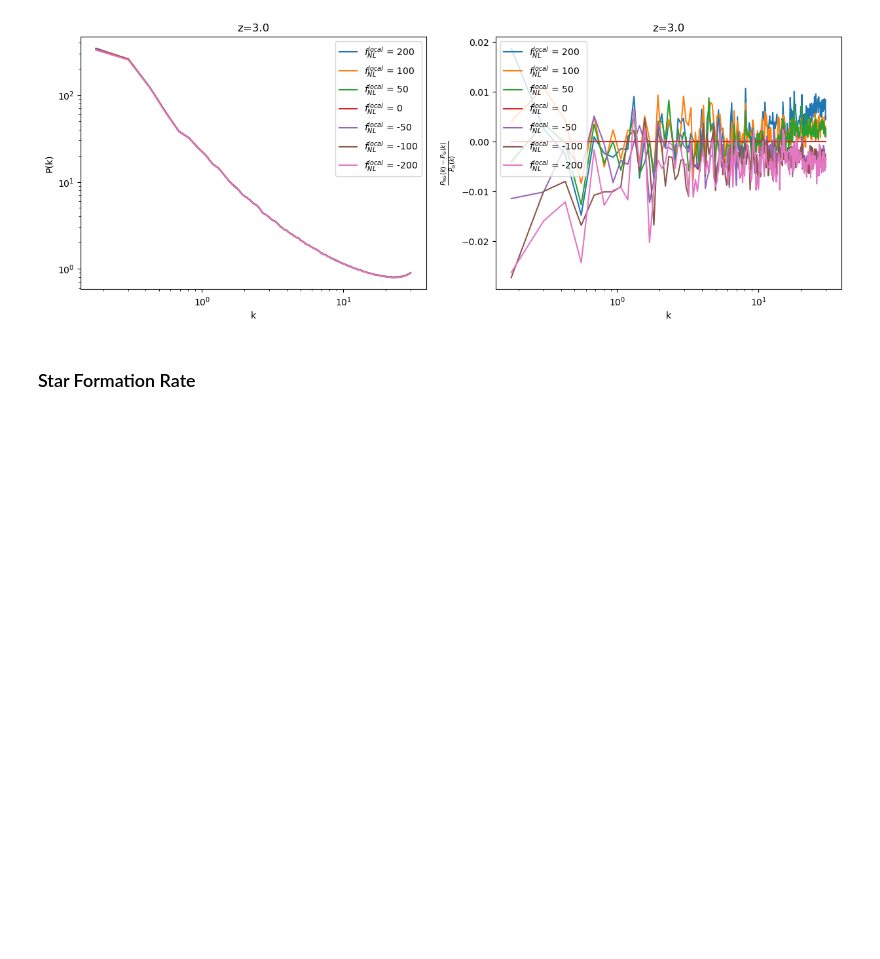
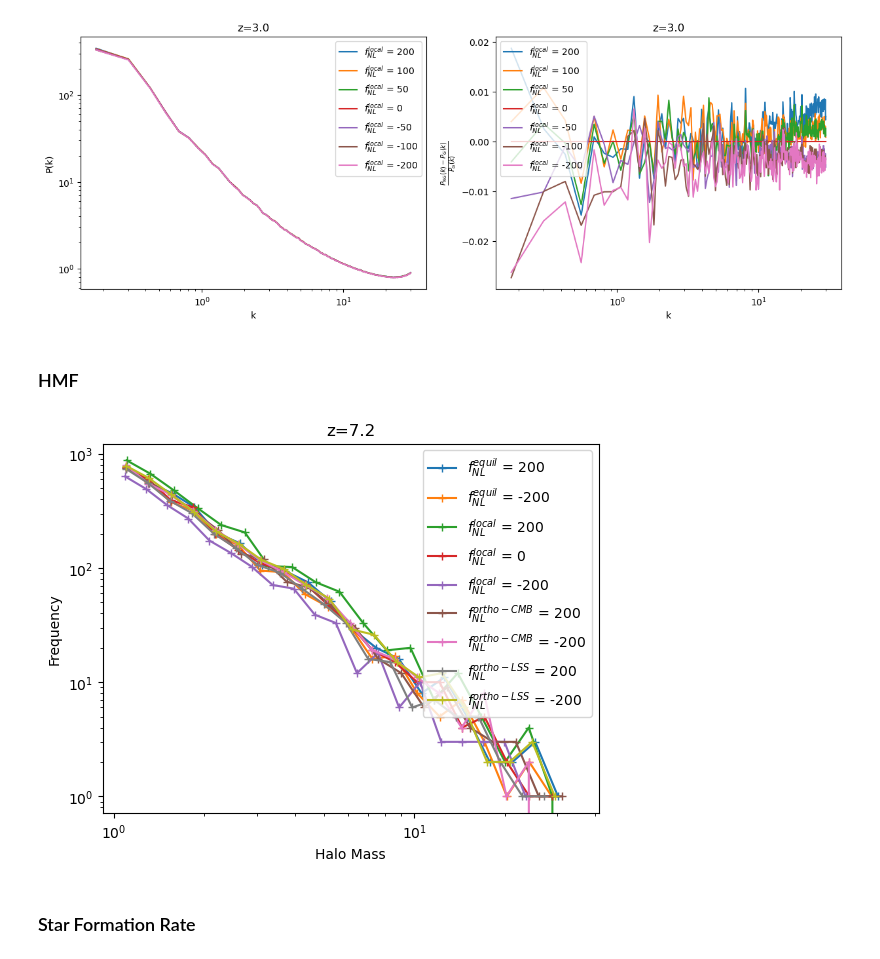
Before and after one commit to anirbanbairagi/Quijote-Hydro-PNG, a Jupyter notebook: Notebooks/FoF_Halos.ipynb, the cells around one changed output. Saved outputs shown, nothing was run; the diff lists cells and outputs as text; code cells hidden in the pictures; blank space fills up the shorter version.

```diff
--- a/Notebooks/FoF_Halos.ipynb
+++ b/Notebooks/FoF_Halos.ipynb
@@ -112,6 +112,14 @@ pos_g = pos_g[ind]
 vel_g = vel_g[ind]
 vel_disp_g = vel_disp_g[ind]
 spin_g = spin_g[ind]
+# %% [markdown]
+### HMF
+# %%
+datadir = '/home/jovyan/TNG_L50_1P_fNL_Sims/'
+for snaptype in ['EQ', 'LC', 'OR_CMB', 'OR_LSS']:
+    plot_hist(datadir, snaptype=snaptype, snapnum=10, parameter='Subhalo/SubhaloMass', xlabel="Halo Mass", threshold=1, num_bins=20, log=True, histtype='step')
+# %% [output]
+[figure, added]
 # %% [markdown]
 ### Star Formation Rate
 # %%
```
Also changed, not shown: parts of 11 cells of this notebook.
